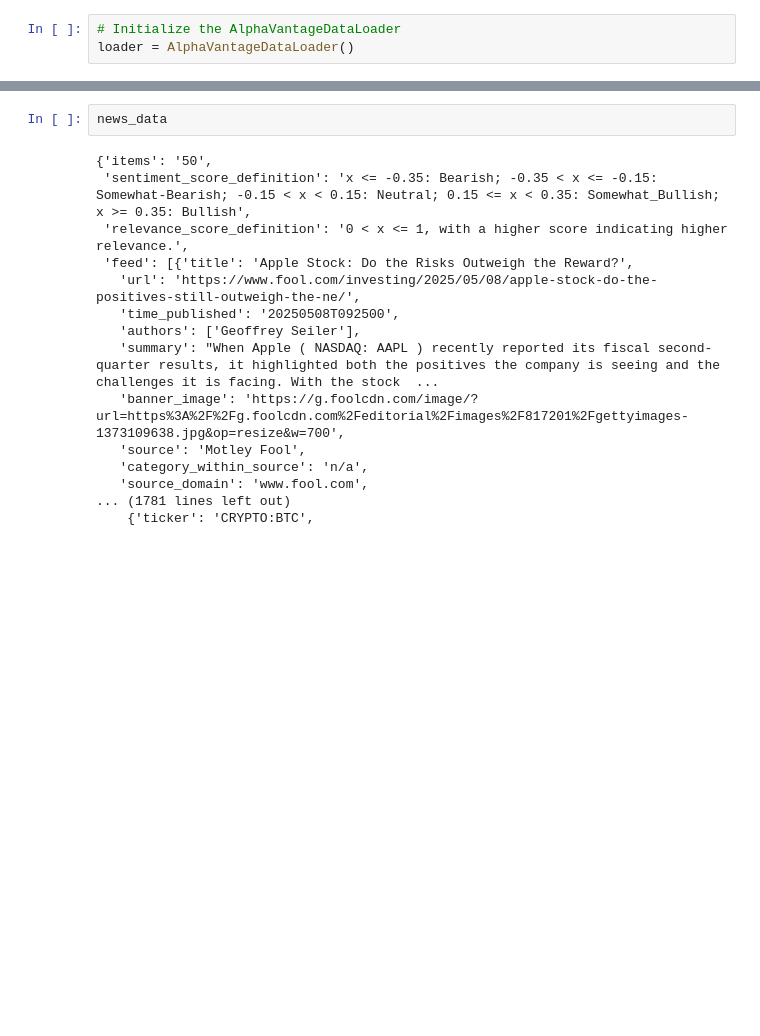
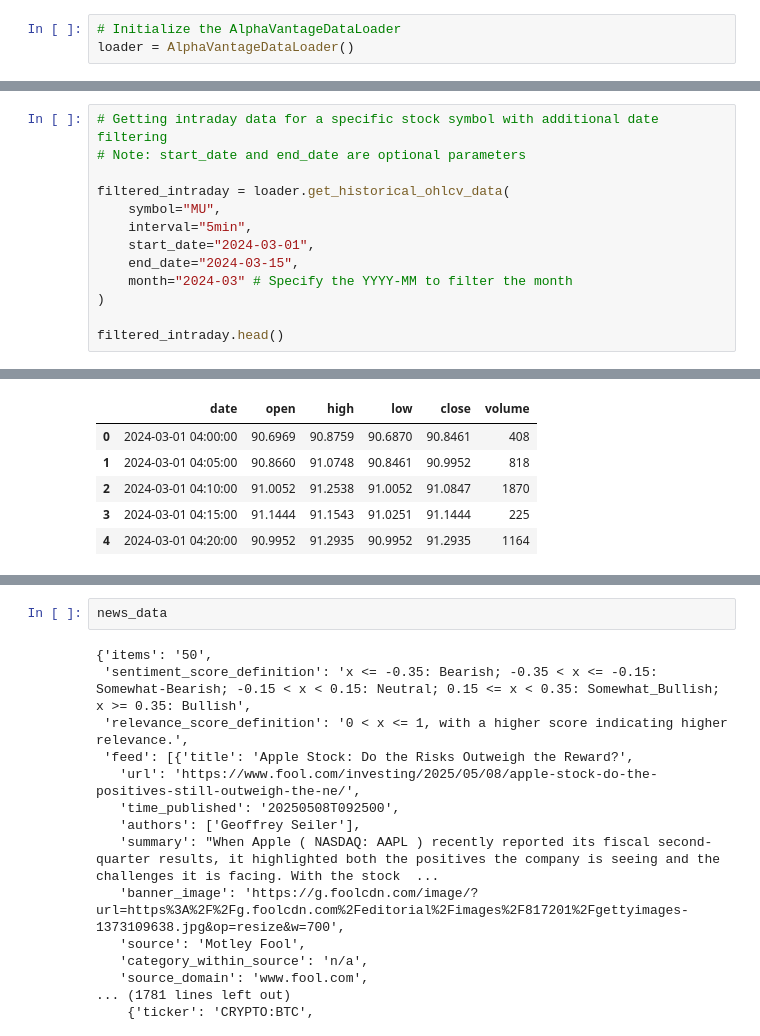
Before and after one commit to whanyu1212/QuantRL-Lab, a Jupyter notebook: notebooks/alpha_vantage.ipynb, the cells around one changed output, grey strips where cells are left out. Drawn from its saved outputs; the diff is of its cells as text; blank space fills up the shorter version.

```diff
--- a/notebooks/alpha_vantage.ipynb
+++ b/notebooks/alpha_vantage.ipynb
@@ -32,0 +54,14 @@ ohlcv_df.head()
+# %%
+# Getting intraday data for a specific stock symbol with additional date filtering
+# Note: start_date and end_date are optional parameters
+
+filtered_intraday = loader.get_historical_ohlcv_data(
+    symbol="MU",
+    interval="5min",
+    start_date="2024-03-01",
+    end_date="2024-03-15",
+    month="2024-03" # Specify the YYYY-MM to filter the month
+)
+
+filtered_intraday.head()
+# %% [output]
@@ -33,3 +72,9 @@ ohlcv_df.head()
+|  | date | open | high | low | close | volume |
+| 0 | 2024-03-01 04:00:00 | 90.6969 | 90.8759 | 90.6870 | 90.8461 | 408 |
+| 1 | 2024-03-01 04:05:00 | 90.8660 | 91.0748 | 90.8461 | 90.9952 | 818 |
+| 2 | 2024-03-01 04:10:00 | 91.0052 | 91.2538 | 91.0052 | 91.0847 | 1870 |
+| 3 | 2024-03-01 04:15:00 | 91.1444 | 91.1543 | 91.0251 | 91.1444 | 225 |
+| 4 | 2024-03-01 04:20:00 | 90.9952 | 91.2935 | 90.9952 | 91.2935 | 1164 |
 # %%
 news_data = loader.get_news_data(
     symbols=["AAPL", "MSFT"],
```
Also changed, not shown: parts of 9 cells of this notebook, 1 other file.
